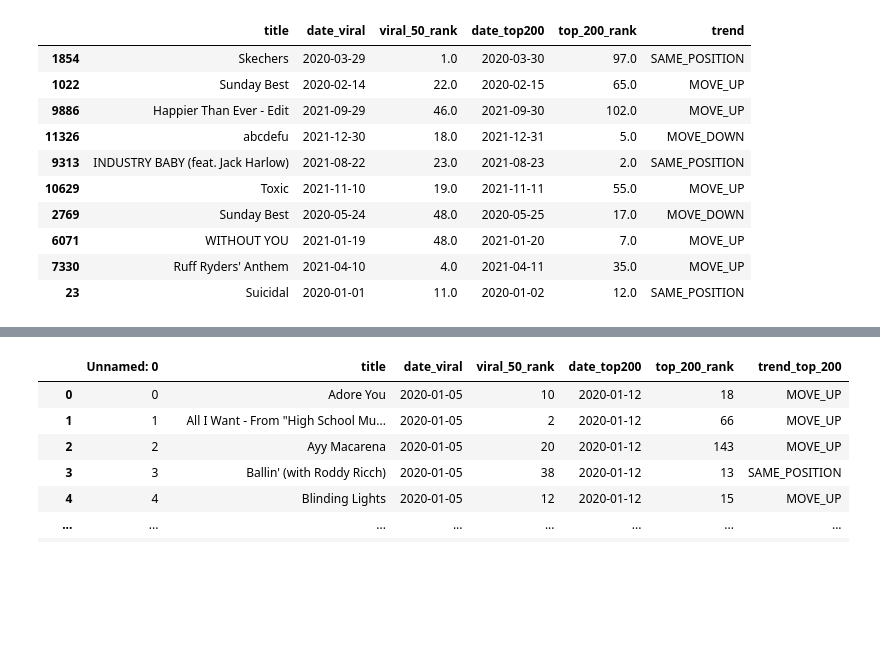
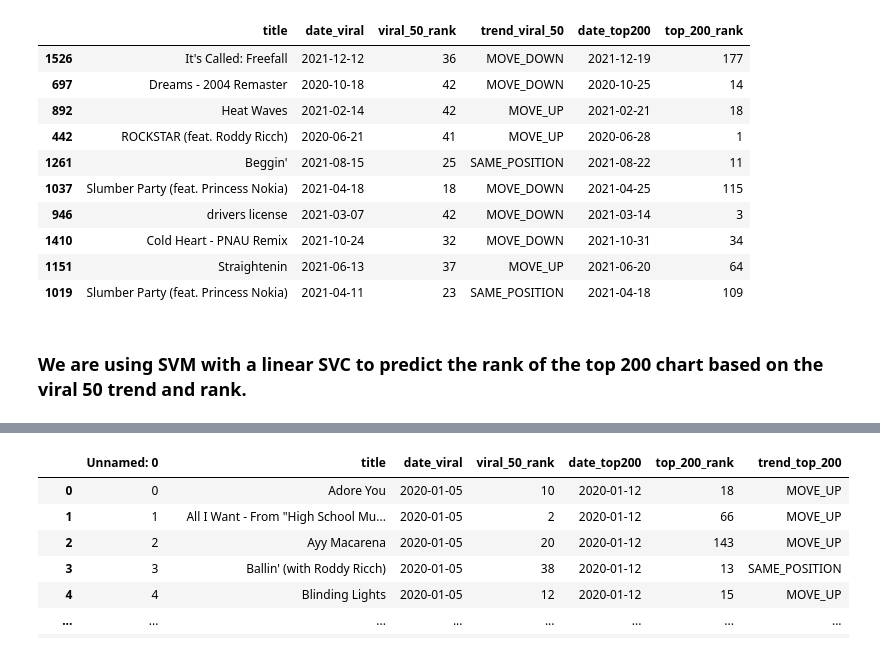
Before and after one commit to Falk358/data_science, a Jupyter notebook: project/03_prediction.ipynb, the cells around one changed output, grey strips where cells are left out. Cells and saved outputs as stored; diff of their text form; code cells hidden in the pictures; blank space fills up the shorter version.

```diff
--- a/project/03_prediction.ipynb
+++ b/project/03_prediction.ipynb
@@ -92,19 +100,19 @@ polyn_reg.score(xtrain,ytrain)# R² score for training data
 # %%
-avg_ranks_with_trend = pd.read_csv("../data/weekly_ranks_with_trends.csv")
-avg_ranks_with_trend.drop("Unnamed: 0",axis=1,inplace=True)
-avg_ranks_with_trend.sample(10)
+df_weekly_ranks_with_trend = pd.read_csv("../data/weekly_ranks.csv")
+df_weekly_ranks_with_trend.drop("Unnamed: 0",axis=1,inplace=True)
+df_weekly_ranks_with_trend.sample(10)
 # %% [output]
-|  | title | date_viral | viral_50_rank | date_top200 | top_200_rank | trend |
-| 1854 | Skechers | 2020-03-29 | 1.0 | 2020-03-30 | 97.0 | SAME_POSITION |
-| 1022 | Sunday Best | 2020-02-14 | 22.0 | 2020-02-15 | 65.0 | MOVE_UP |
-| 9886 | Happier Than Ever - Edit | 2021-09-29 | 46.0 | 2021-09-30 | 102.0 | MOVE_UP |
-| 11326 | abcdefu | 2021-12-30 | 18.0 | 2021-12-31 | 5.0 | MOVE_DOWN |
-| 9313 | INDUSTRY BABY (feat. Jack Harlow) | 2021-08-22 | 23.0 | 2021-08-23 | 2.0 | SAME_POSITION |
-| 10629 | Toxic | 2021-11-10 | 19.0 | 2021-11-11 | 55.0 | MOVE_UP |
-| 2769 | Sunday Best | 2020-05-24 | 48.0 | 2020-05-25 | 17.0 | MOVE_DOWN |
-| 6071 | WITHOUT YOU | 2021-01-19 | 48.0 | 2021-01-20 | 7.0 | MOVE_UP |
-| 7330 | Ruff Ryders' Anthem | 2021-04-10 | 4.0 | 2021-04-11 | 35.0 | MOVE_UP |
-| 23 | Suicidal | 2020-01-01 | 11.0 | 2020-01-02 | 12.0 | SAME_POSITION |
+|  | title | date_viral | viral_50_rank | trend_viral_50 | date_top200 | top_200_rank |
+| 1526 | It's Called: Freefall | 2021-12-12 | 36 | MOVE_DOWN | 2021-12-19 | 177 |
+| 697 | Dreams - 2004 Remaster | 2020-10-18 | 42 | MOVE_DOWN | 2020-10-25 | 14 |
+| 892 | Heat Waves | 2021-02-14 | 42 | MOVE_UP | 2021-02-21 | 18 |
+| 442 | ROCKSTAR (feat. Roddy Ricch) | 2020-06-21 | 41 | MOVE_UP | 2020-06-28 | 1 |
+| 1261 | Beggin' | 2021-08-15 | 25 | SAME_POSITION | 2021-08-22 | 11 |
+| 1037 | Slumber Party (feat. Princess Nokia) | 2021-04-18 | 18 | MOVE_DOWN | 2021-04-25 | 115 |
+| 946 | drivers license | 2021-03-07 | 42 | MOVE_DOWN | 2021-03-14 | 3 |
+| 1410 | Cold Heart - PNAU Remix | 2021-10-24 | 32 | MOVE_DOWN | 2021-10-31 | 34 |
+| 1151 | Straightenin | 2021-06-13 | 37 | MOVE_UP | 2021-06-20 | 64 |
+| 1019 | Slumber Party (feat. Princess Nokia) | 2021-04-11 | 23 | SAME_POSITION | 2021-04-18 | 109 |
 # %%
 # prepare new data for hypothesis testing
 def add_to_classifier_df(df, classifier_name, prediction_results):
@@ -119,6 +127,8 @@ xtrain, xtest, ytrain, ytest = train_test_split(avg_ranks_with_trend[["viral_50_
 # %%
 # add truth values to dataframe
 add_to_classifier_df(df_classifier_approach_2, 'truth', ytest)
+# %% [markdown]
+### We are using SVM with a linear SVC to predict the rank of the top 200 chart based on the viral 50 trend and rank.
 # %%
 svm_linear = Pipeline([('ohe', OneHotEncoder()), ('clf', SVC(kernel='linear'))])
 
```
Also changed, not shown: parts of 26 cells of this notebook, 2 other files.
